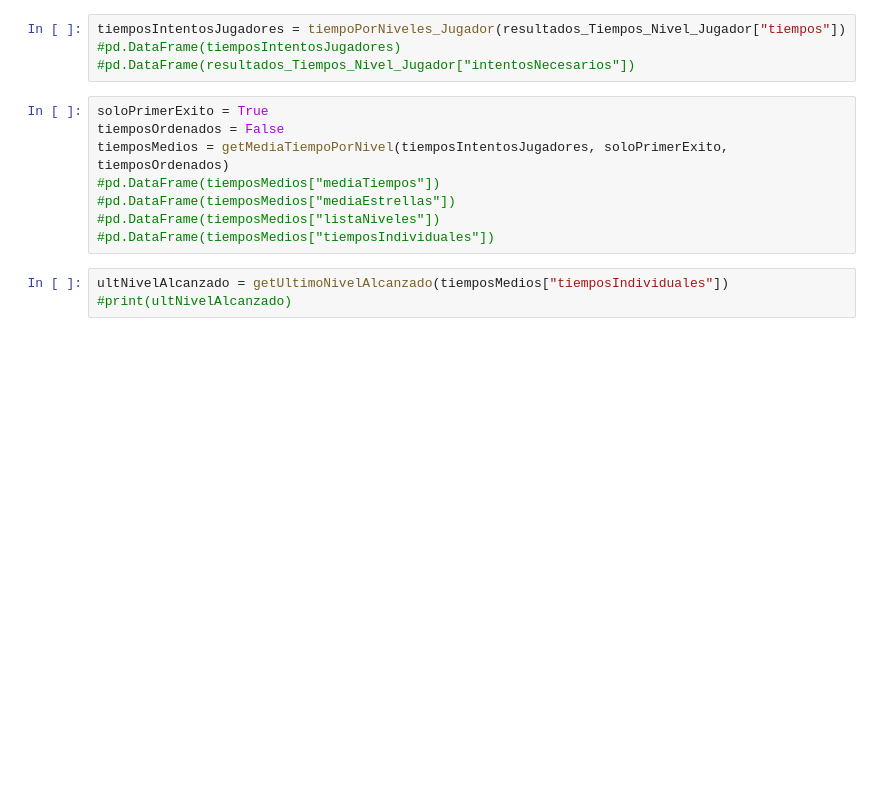
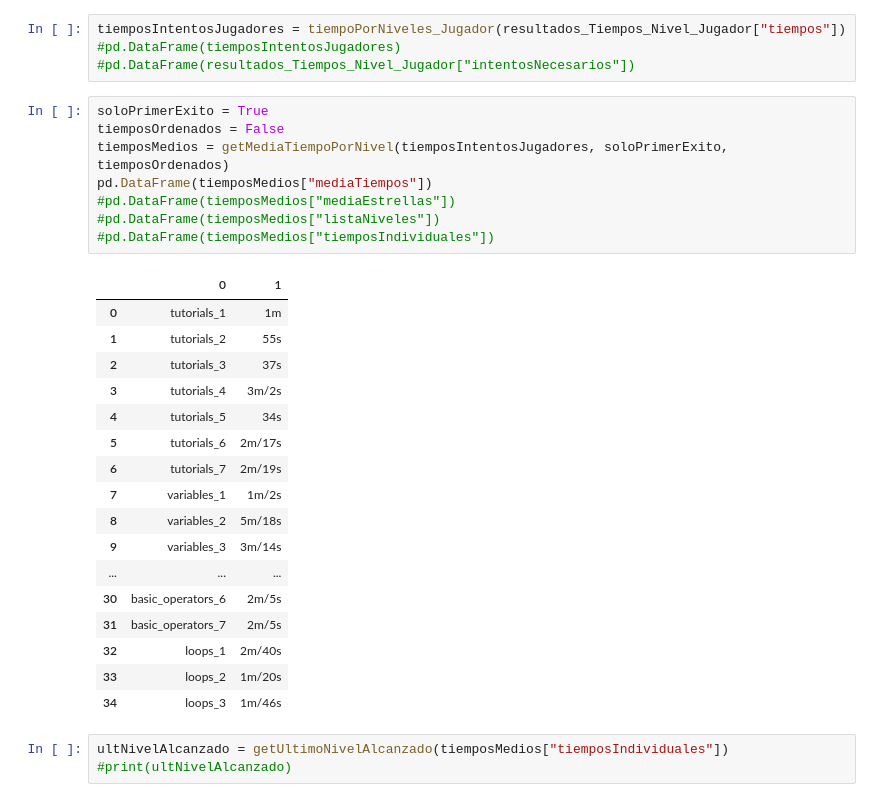
Before and after one commit to angelhort/TFG_Articoding_22-23, a Jupyter notebook: Back/main_BoxPlots.ipynb, the cells around one changed output. Saved outputs shown, nothing was run; the diff lists cells and outputs as text; blank space fills up the shorter version.

```diff
--- a/Back/main_BoxPlots.ipynb
+++ b/Back/main_BoxPlots.ipynb
@@ -454,11 +460,29 @@ tiemposIntentosJugadores = tiempoPorNiveles_Jugador(resultados_Tiempos_Nivel_Jug
 # %%
 soloPrimerExito = True
 tiemposOrdenados = False
 tiemposMedios = getMediaTiempoPorNivel(tiemposIntentosJugadores, soloPrimerExito, tiemposOrdenados)
-#pd.DataFrame(tiemposMedios["mediaTiempos"])
+pd.DataFrame(tiemposMedios["mediaTiempos"])
 #pd.DataFrame(tiemposMedios["mediaEstrellas"])
 #pd.DataFrame(tiemposMedios["listaNiveles"])
 #pd.DataFrame(tiemposMedios["tiemposIndividuales"])
+# %% [output]
+|  | 0 | 1 |
+| 0 | tutorials_1 | 1m |
+| 1 | tutorials_2 | 55s |
+| 2 | tutorials_3 | 37s |
+| 3 | tutorials_4 | 3m/2s |
+| 4 | tutorials_5 | 34s |
+| 5 | tutorials_6 | 2m/17s |
+| 6 | tutorials_7 | 2m/19s |
+| 7 | variables_1 | 1m/2s |
+| 8 | variables_2 | 5m/18s |
+| 9 | variables_3 | 3m/14s |
+| ... | ... | ... |
+| 30 | basic_operators_6 | 2m/5s |
+| 31 | basic_operators_7 | 2m/5s |
+| 32 | loops_1 | 2m/40s |
+| 33 | loops_2 | 1m/20s |
+| 34 | loops_3 | 1m/46s |
 # %%
 ultNivelAlcanzado = getUltimoNivelAlcanzado(tiemposMedios["tiemposIndividuales"])
 #print(ultNivelAlcanzado)
```
Also changed, not shown: parts of 6 cells of this notebook, 6 other files.
